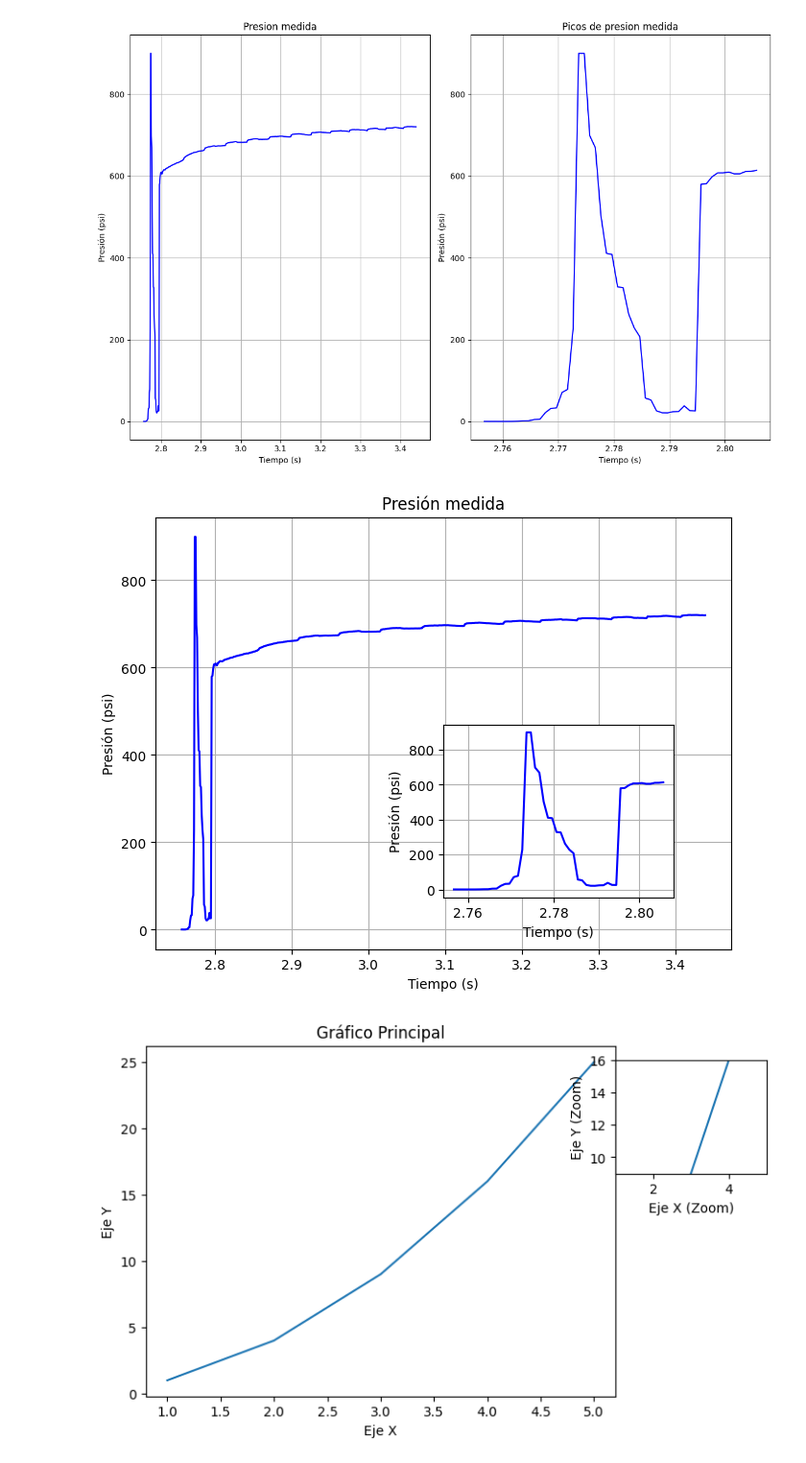
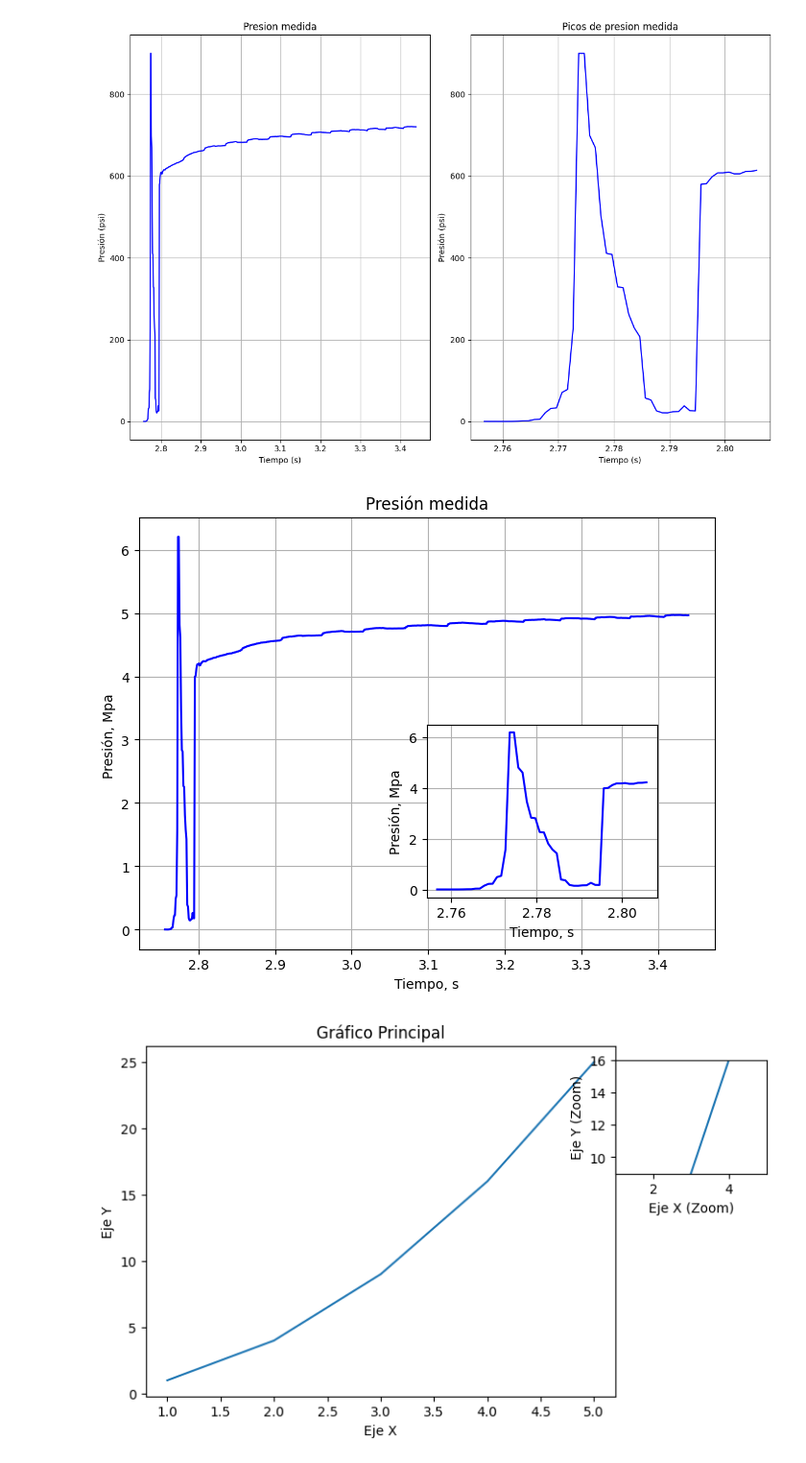
Before and after one commit to leonelGo/Coheteria, a Jupyter notebook: Motor/Motor.ipynb, the cells around one changed output. Shown at 96% size. Drawn from its saved outputs; the diff is of its cells as text; code cells hidden in the pictures.

```diff
--- a/Motor/Motor.ipynb
+++ b/Motor/Motor.ipynb
@@ -208,40 +364,40 @@ import numpy as np
 Presion_p = Prueba_presion[' Presión']
 t_prueba = np.linspace(0, 0.001 * len(Presion_p), len(Presion_p))
 t_0 = -2.02
 t_1 = 0.666
 Pop_max = np.where(Presion_p == max(Presion_p))
 t_i = int(Pop_max[0][0] - 17)
 t_f = int(Pop_max[0][0] + t_1 * 1000)
 
 # Crear la figura principal
 fig = plt.figure(figsize=(12, 9))
 
 # Crear la subfigura (zoom) dentro de la figura principal
 left, bottom, width, height = 0.1, 0.1, 0.4*1.25, 0.5
 ax_main = fig.add_axes([left, bottom, width, height])
 
 # Graficar en la figura principal
-ax_main.plot(t_prueba[t_i: t_f], Presion_p[t_i: t_f], 'b-', markersize='2')
+ax_main.plot(t_prueba[t_i: t_f], Presion_p[t_i: t_f]/145.038, 'b-', markersize='2')
 ax_main.set_title('Presión medida')
-ax_main.set_xlabel('Tiempo (s)')
-ax_main.set_ylabel('Presión (psi)')
+ax_main.set_xlabel('Tiempo, s')
+ax_main.set_ylabel('Presión, Mpa ')
 ax_main.grid()
 
 # Crear la subfigura (zoom)
 left, bottom, width, height = .35, 0.16, 0.2, 0.2
 ax_zoom = fig.add_axes([left, bottom, width, height])
 
 # Graficar en la subfigura (zoom)
-ax_zoom.plot(t_prueba[t_i: t_i + 50], Presion_p[t_i: t_i + 50], 'b-', markersize='2')
+ax_zoom.plot(t_prueba[t_i: t_i + 50], Presion_p[t_i: t_i + 50]/145.038, 'b-', markersize='2')
 #ax_zoom.set_title('Picos de presión medida (Zoom)')
-ax_zoom.set_xlabel('Tiempo (s)')
-ax_zoom.set_ylabel('Presión (psi)')
+ax_zoom.set_xlabel('Tiempo, s')
+ax_zoom.set_ylabel('Presión, Mpa')
 ax_zoom.grid()
 
 # Mostrar la figura en pantalla
 plt.show()
 # %% [output]
-[figure, old version]
+[figure, new version]
 # %%
 import matplotlib.pyplot as plt
 
```
Also changed, not shown: parts of 23 cells of this notebook, 33 other files.
